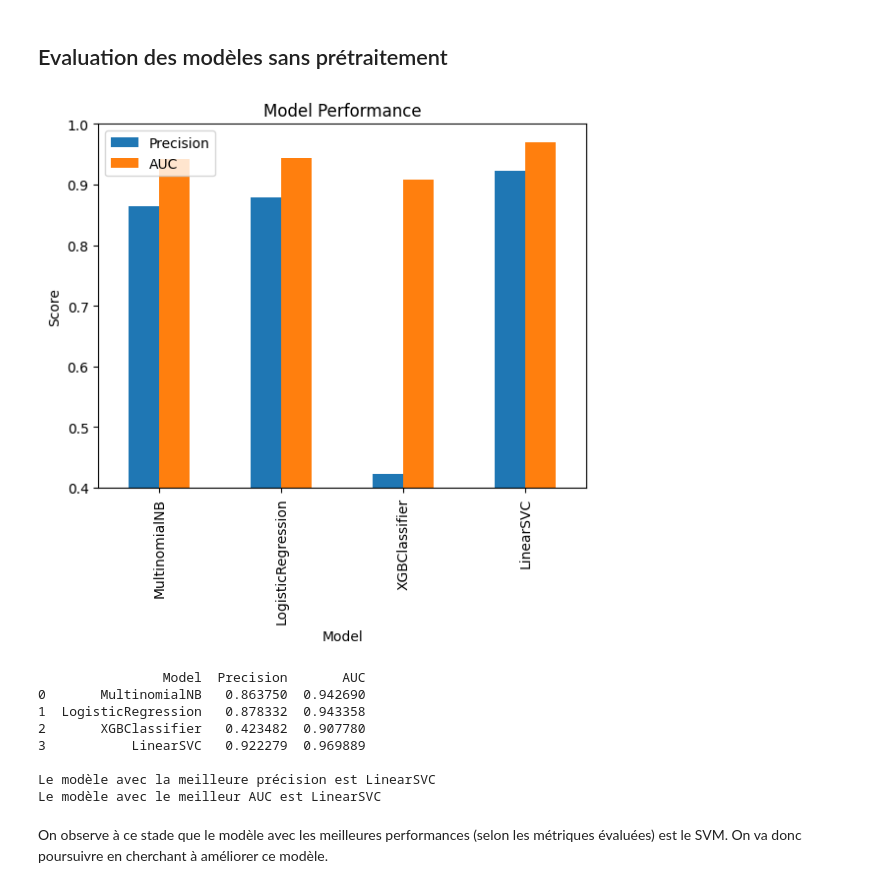
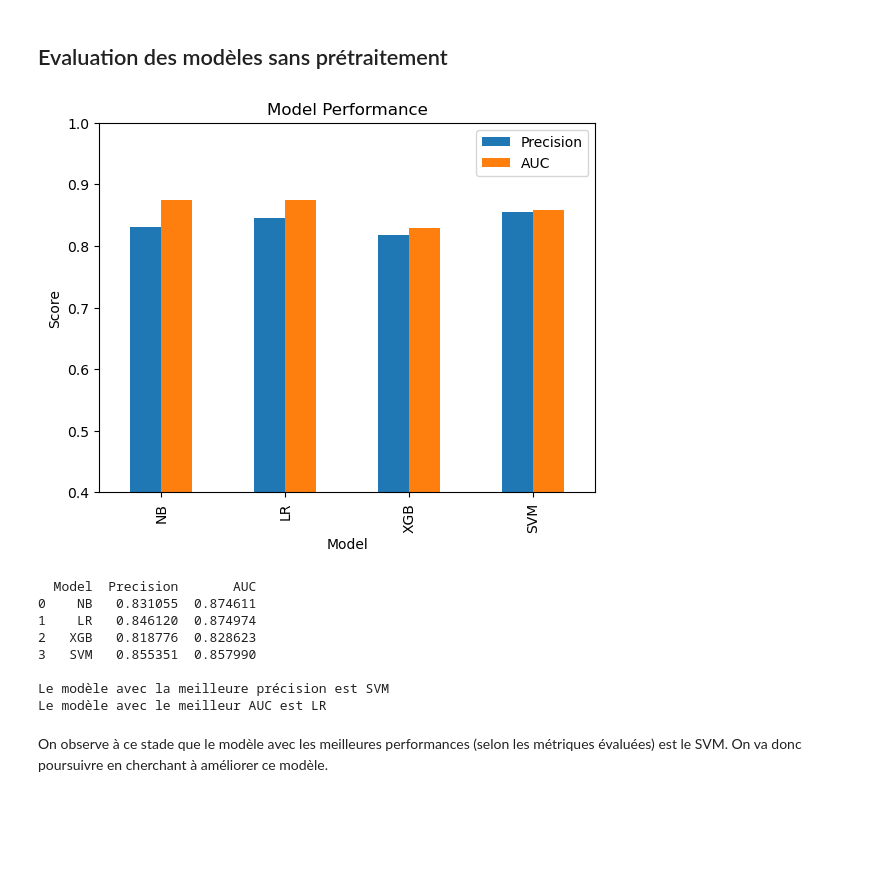
Before and after one commit to AmbroiseBrtn/DM_VG, a Jupyter notebook: NLP/chirac_mitterand/classification_locuteurs.ipynb, the cells around one changed output. Cells and saved outputs as stored; diff of their text form; code cells hidden in the pictures; blank space fills up the shorter version.

```diff
--- a/NLP/chirac_mitterand/classification_locuteurs.ipynb
+++ b/NLP/chirac_mitterand/classification_locuteurs.ipynb
@@ -78,8 +82,5 @@ Il y a 50.0 % de citations attribuées à Mitterand et 50.0 % de citations attri
 # %% [markdown]
 L'over sampling a permis le réequilibrage des classes.
-# %%
-# On réassigne les variables pour plus de clarté dans le code
-alltxts, alllabs = alltxts_res, alllabs_res
 # %% [markdown]
 # Analyse des mots fréquents
 # %%
@@ -228,14 +247,32 @@ pred = clf_XGB.predict(test_vectors)
+# %%
+from xgboost import XGBClassifier
+
+clf_XGB = Pipeline(
+    [
+        ("vect", CountVectorizer(ngram_range=(1, 1))),
+        ("TF-IDF", TfidfTransformer()),
+        ("Sampler", RandomOverSampler(random_state=42)),
+        ("clf", XGBClassifier(use_label_encoder=False, eval_metric='mlogloss', max)),
+    ]
+)
+
+clf_XGB.fit(train_texts, train_labels)
+pred = clf_XGB.predict(test_texts)
 # %%
 from sklearn.svm import LinearSVC
 
-# Créer le classifieur
-clf_SVM = LinearSVC(C=1.0)
+clf_SVM = Pipeline(
+    [
+        ("vect", CountVectorizer(ngram_range=(1, 1))),
+        ("TF-IDF", TfidfTransformer()),
+        ("Sampler", RandomOverSampler(random_state=42)),
+        ("clf", LinearSVC(C=1.0)),
+    ]
+)
 
-# Entraîner le classifieur
-clf_SVM.fit(train_vectors, train_labels)
+clf_SVM.fit(train_texts, train_labels)
 
-# Prédire les labels sur l'ensemble de test
-pred = clf_SVM.predict(test_vectors)
+pred = clf_SVM.predict(test_texts)
 # %% [markdown]
 ## Evaluation des modèles sans prétraitement
 # %%
@@ -247,59 +284,59 @@ modele = [clf_NB, clf_LR, clf_XGB, clf_SVM]
 # Initialize a DataFrame to store the results
 results = pd.DataFrame(columns=['Model', 'Precision', 'AUC'])
 
-for model in modele:
-    model_name = type(model).__name__
+for i, model in enumerate(modele):
+    model_name = ['NB', 'LR', 'XGB', 'SVM'][i]
 
     # Calculer la précision
-    pred = model.predict(test_vectors)
+    pred = model.predict(test_texts)
     precision = accuracy_score(test_labels, pred)
 
     # Cas particulier pour le modele SVM qui ne possède pas de méthode predict_proba
     if hasattr(model, 'predict_proba'):
         # Calculer l'auc
-        pred_proba = model.predict_proba(test_vectors)[:, 1]
+        pred_proba = model.predict_proba(test_texts)[:, 1]
     elif hasattr(model, 'decision_function'):  # utiliser decision_function pour le modele SVM qui n'a pas de méthode predict_proba
-        pred_proba = model.decision_function(test_vectors)
+        pred_proba = model.decision_function(test_texts)
     else:
         print(f"Le modèle {model_name} n'a pas de méthode pour calculer la probabilité", "\n")
         continue
 
     fpr, tpr, _ = roc_curve(test_labels, pred_proba)
     roc_auc = auc(fpr, tpr)
 
     # Ajouter les résultats dans un DataFrame qu'on va ensuite afficher pour synthétiser les résultats
     results.loc[len(results)] = [model_name, precision, roc_auc]
 
 # Afficher les résultats sous forme de graphique
 results.plot(kind='bar', x='Model', y=['Precision', 'AUC'])
 plt.title('Model Performance')
 plt.ylabel('Score')
 plt.ylim([0.4, 1])
 plt.legend(['Precision', 'AUC'])
 plt.show()
 
 # Afficher le tableau de synthèse des résultats
 print(results,"\n")
 
 max_precision = results['Precision'].max()
 max_auc = results['AUC'].max()
 
 # Indiquer quels sont les modèles qui ont la meilleure précision et le meilleur AUC
 best_precision_models = results[results['Precision'] == max_precision]['Model'].values
 best_auc_models = results[results['AUC'] == max_auc]['Model'].values
 
 print(f"Le modèle avec la meilleure précision est {', '.join(best_precision_models)}")
 print(f"Le modèle avec le meilleur AUC est {', '.join(best_auc_models)}")
 # %% [output]
-[figure, old version]
+[figure, new version]
-                Model  Precision       AUC
-0       MultinomialNB   0.863750  0.942690
-1  LogisticRegression   0.878332  0.943358
-2       XGBClassifier   0.423482  0.907780
-3           LinearSVC   0.922279  0.969889
+  Model  Precision       AUC
+0    NB   0.831055  0.874611
+1    LR   0.846120  0.874974
+2   XGB   0.818776  0.828623
+3   SVM   0.855351  0.857990
 
-Le modèle avec la meilleure précision est LinearSVC
-Le modèle avec le meilleur AUC est LinearSVC
+Le modèle avec la meilleure précision est SVM
+Le modèle avec le meilleur AUC est LR
 # %% [markdown]
 On observe à ce stade que le modèle avec les meilleures performances (selon les métriques évaluées) est le SVM. On va donc poursuivre en cherchant à améliorer ce modèle.
 # %% [markdown]
```
Also changed, not shown: parts of 38 cells of this notebook, 2 other files.
